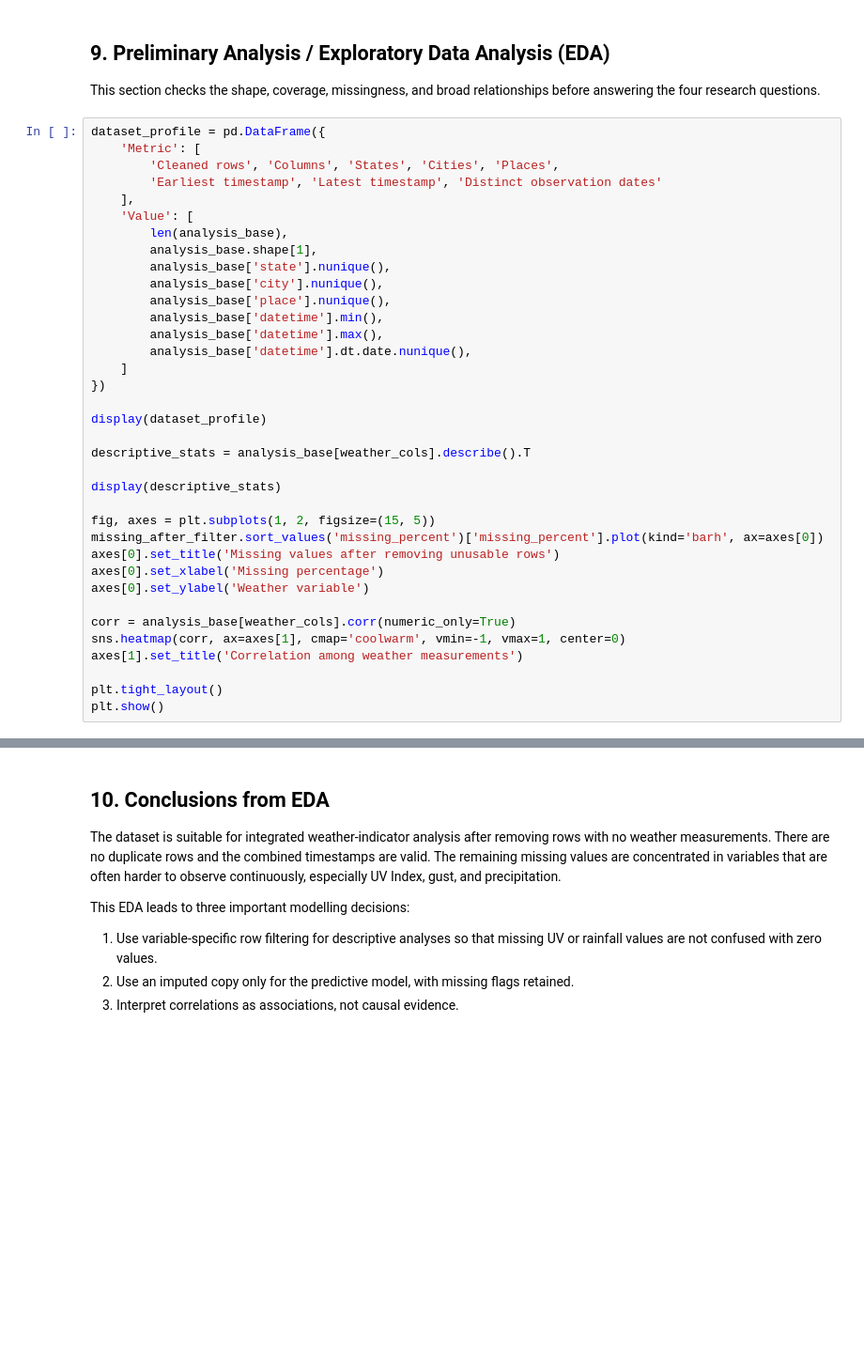
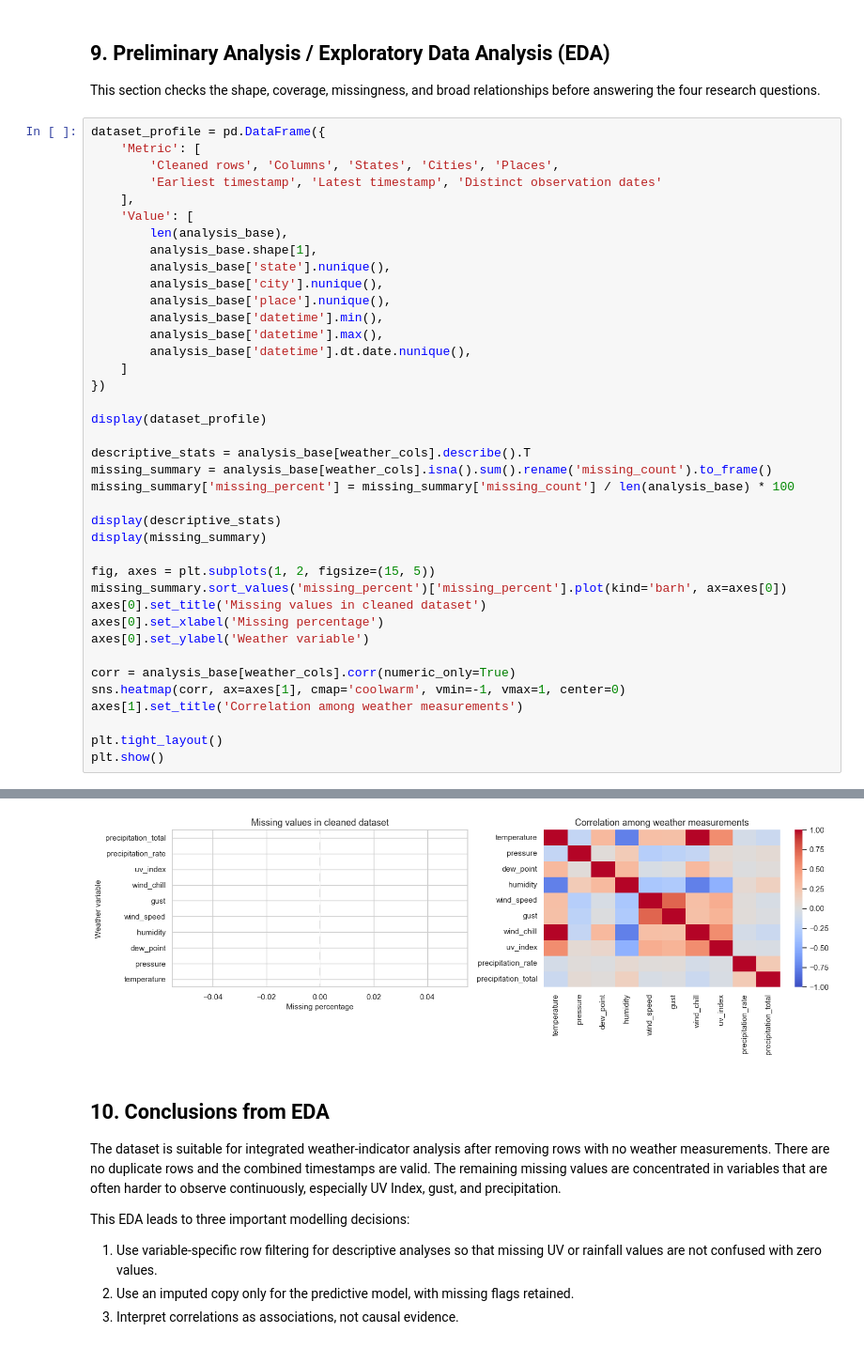
Before and after one commit to hyue3463-cloud/MWF-G2, a Jupyter notebook: ADS1001_project_notebook_template.ipynb, the cells around one changed output, grey strips where cells are left out. Shown at 94% size. Drawn from its saved outputs; the diff is of its cells as text; blank space fills up the shorter version.

```diff
--- a/ADS1001_project_notebook_template.ipynb
+++ b/ADS1001_project_notebook_template.ipynb
@@ -407,12 +470,15 @@ dataset_profile = pd.DataFrame({
 display(dataset_profile)
 
 descriptive_stats = analysis_base[weather_cols].describe().T
+missing_summary = analysis_base[weather_cols].isna().sum().rename('missing_count').to_frame()
+missing_summary['missing_percent'] = missing_summary['missing_count'] / len(analysis_base) * 100
 
 display(descriptive_stats)
+display(missing_summary)
 
 fig, axes = plt.subplots(1, 2, figsize=(15, 5))
-missing_after_filter.sort_values('missing_percent')['missing_percent'].plot(kind='barh', ax=axes[0])
-axes[0].set_title('Missing values after removing unusable rows')
+missing_summary.sort_values('missing_percent')['missing_percent'].plot(kind='barh', ax=axes[0])
+axes[0].set_title('Missing values in cleaned dataset')
 axes[0].set_xlabel('Missing percentage')
 axes[0].set_ylabel('Weather variable')
 
@@ -422,3 +488,4 @@ axes[1].set_title('Correlation among weather measurements')
 
 plt.tight_layout()
 plt.show()
+# %% [output]
@@ -425,3 +523,4 @@ plt.show()
+[figure, added]
 # %% [markdown]
 ## 10. Conclusions from EDA
 
```
Also changed, not shown: parts of 19 cells of this notebook.
